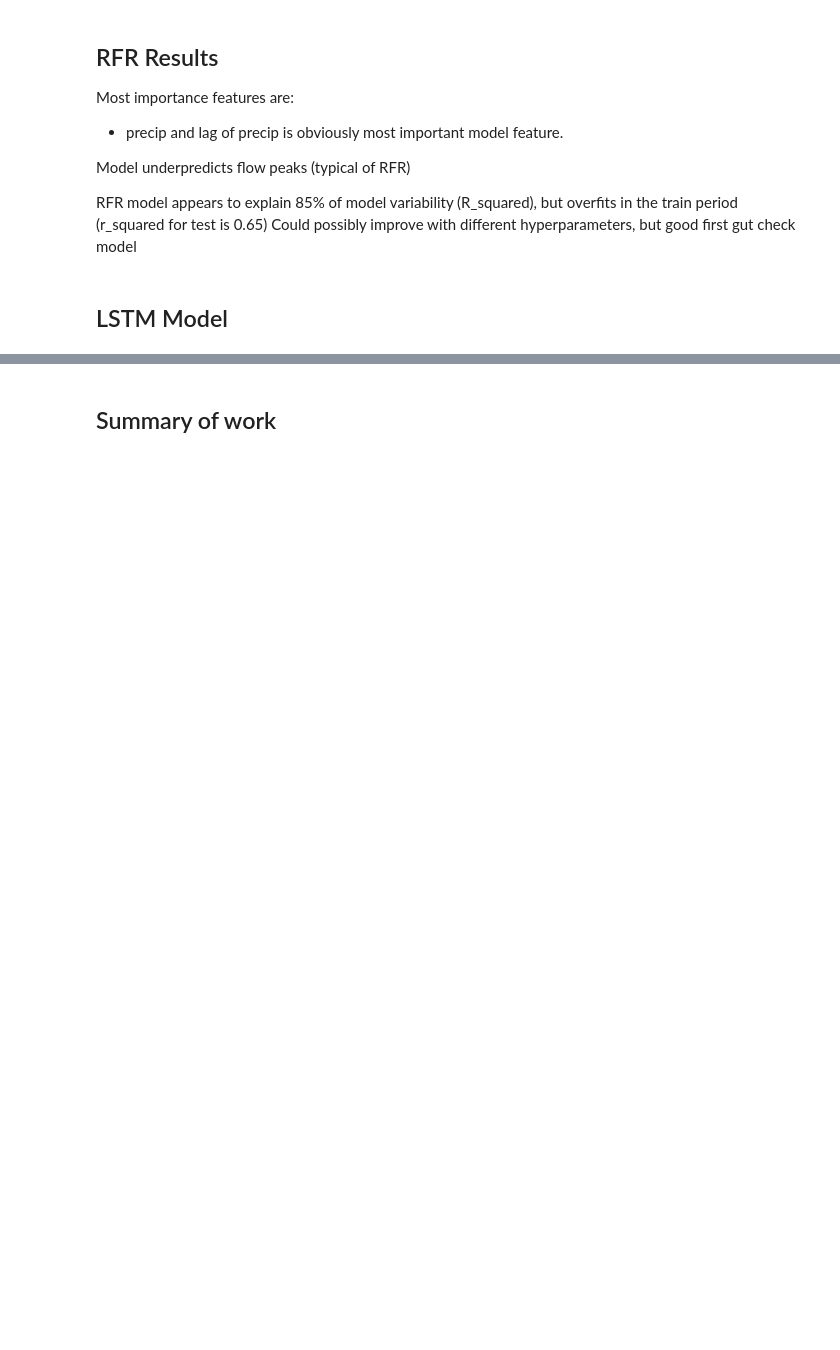
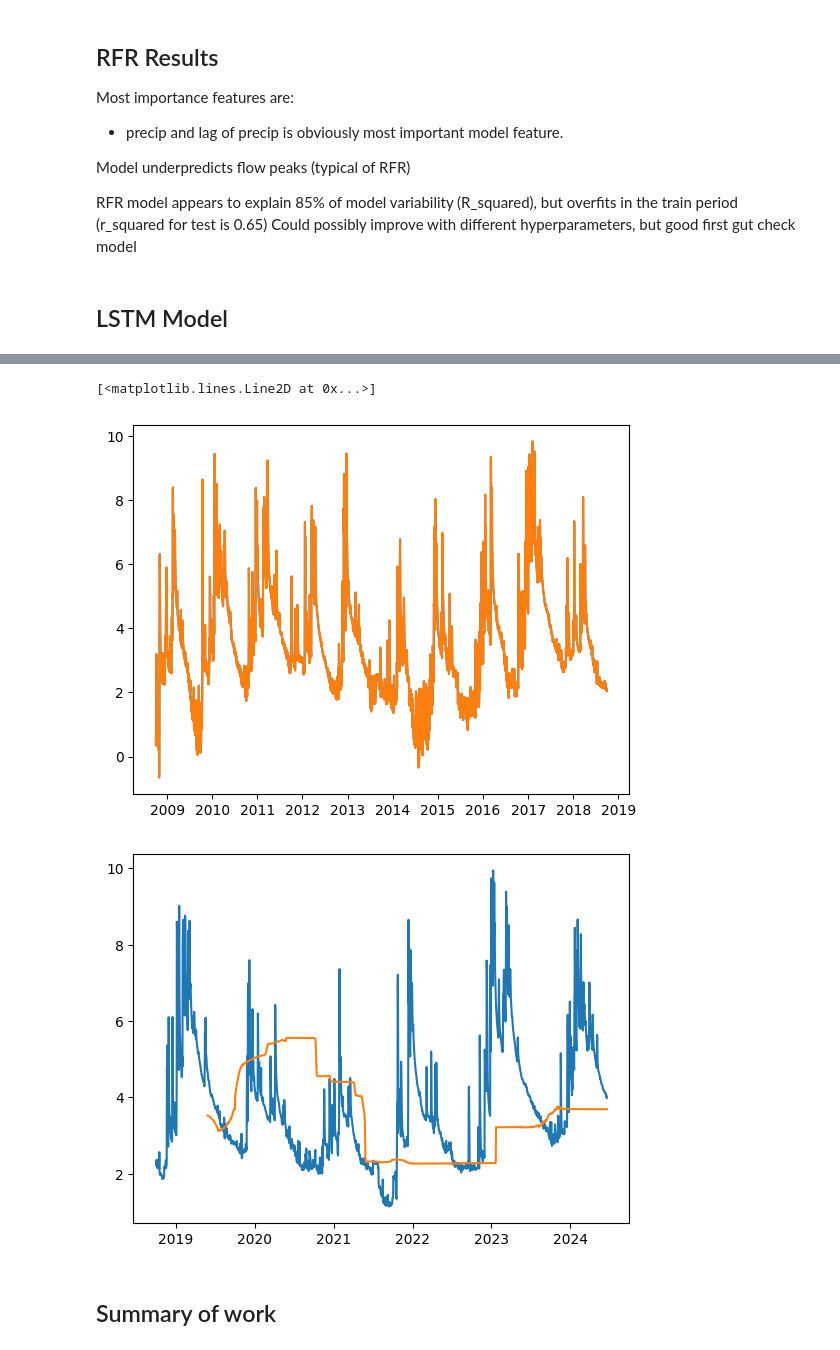
Before and after one commit to kpretz/San-Lorenzo-Flood-Prediction, a Jupyter notebook: 03_model.ipynb, the cells around one changed output, grey strips where cells are left out. Saved outputs shown, nothing was run; the diff lists cells and outputs as text; code cells hidden in the pictures; blank space fills up the shorter version.

```diff
--- a/03_model.ipynb
+++ b/03_model.ipynb
@@ -228,0 +245,21 @@ ax.plot(xy_test.index[n_steps-1::], y_pred)
+# %%
+#recombine X, y after scaling to make sure sequences are calculated correctly
+xy_train = pd.concat([X_train, y_train], axis=1)
+xy_test = pd.concat([X_test, y_test], axis=1)
+n_steps = 240
+X_train_seq, y_train_seq = split_sequence(xy_train, n_steps, 'q_cfs_peak_SC_int')
+X_test_seq, y_test_seq = split_sequence(xy_test, n_steps, 'q_cfs_peak_SC_int')
+# %%
+model = Sequential()
+# col_num = np.array(X_train).shape[2]
+# input_shape = (batch_size, time_steps, number_of_features)
+#number_of_features = # of cols
+# timesteps = window size
+# batch_size how many samples are input once reshaped
+model.add(Input(shape=(X_train_seq.shape[1], X_train_seq.shape[2]))) #input shape
+model.add(LSTM(100, return_sequences=True, go_backwards=True))
+model.add(LSTM(100, return_sequences=True, go_backwards=False))
+model.add(LSTM(50))
+model.add(Dense(1)) #output layer
+model.compile(optimizer='adam', loss='mean_squared_logarithmic_error')
+model.fit(X_train_seq, y_train_seq, epochs=10)
@@ -228,0 +288,2 @@ ax.plot(xy_test.index[n_steps-1::], y_pred)
+# %%
+y_pred = model.predict(X_test_seq)
@@ -229,3 +292,15 @@ ax.plot(xy_test.index[n_steps-1::], y_pred)
+# %%
+f, ax = plt.subplots(1, 1)
+ax.plot(y_train)
+ax.plot(xy_train.index, y_train)
+
+f, ax = plt.subplots(1, 1)
+ax.plot(y_test)
+ax.plot(xy_test.index[n_steps-1::], y_pred)
+# %% [output]
+[<matplotlib.lines.Line2D at 0x...>]
+[figure, added]
+[figure, added]
 # %% [markdown]
 ## Summary of work
 # %% [markdown]
```
Also changed, not shown: parts of 18 cells of this notebook.
